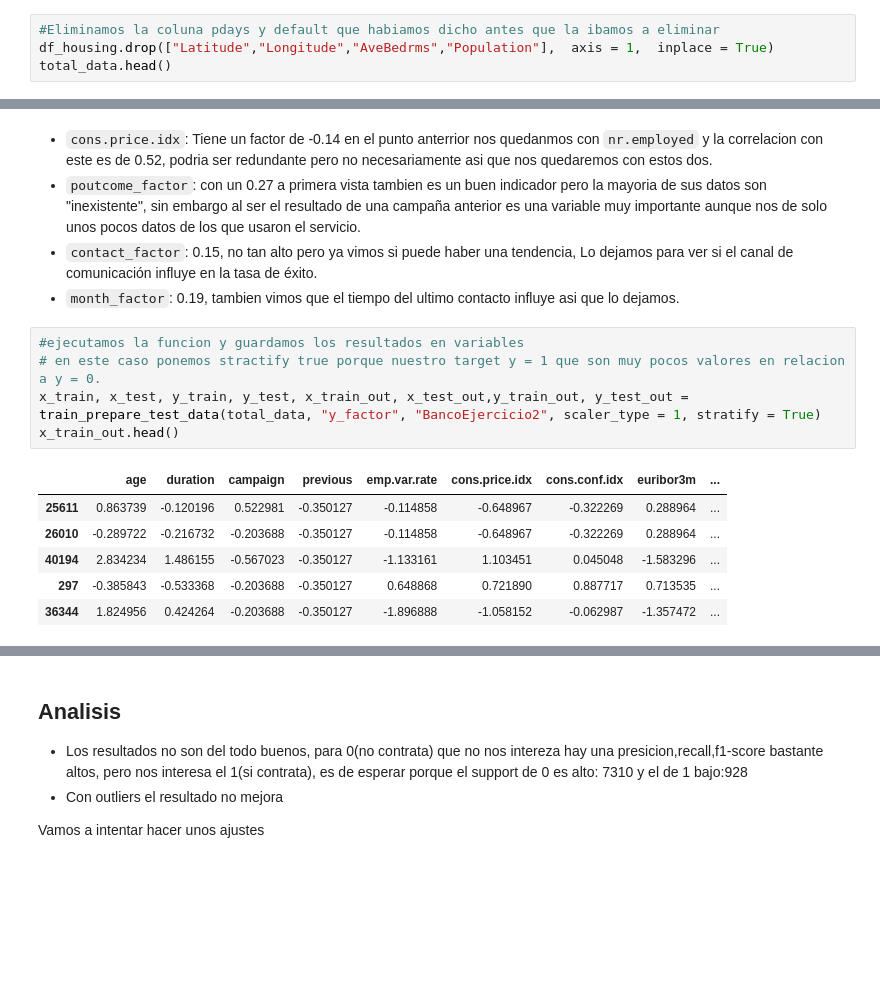
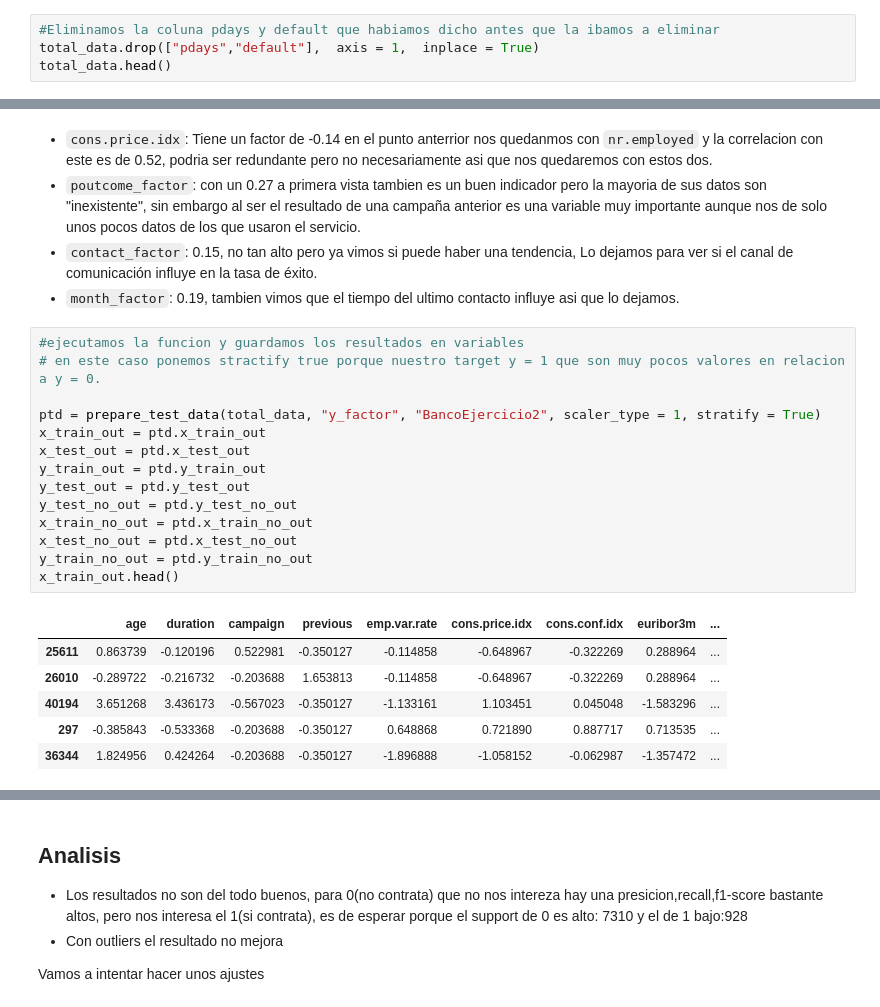
Before and after one commit to 4GeeksAcademy/andrupax94-intro-ml, a Jupyter notebook: src/01-logistic-regression-bank-marketing-campaign-data.ipynb, the cells around one changed output, grey strips where cells are left out. Drawn from its saved outputs; the diff is of its cells as text; blank space fills up the shorter version.

```diff
--- a/src/01-logistic-regression-bank-marketing-campaign-data.ipynb
+++ b/src/01-logistic-regression-bank-marketing-campaign-data.ipynb
@@ -294,7 +294,7 @@ plt.show()
 | **nr.employed** | Número de empleados (trimestral) | Otro punto extraño, cuando hubo mas empleabilidad hubieron menos adquisicion de servicios, puede indicar que el banco tiene mejor exito en las crisis, suele pasar con algunas empresas que aprovenchan las crisi como oportunidades |
 # %%
 #Eliminamos la coluna pdays y default que habiamos dicho antes que la ibamos a eliminar
-df_housing.drop(["Latitude","Longitude","AveBedrms","Population"],  axis = 1,  inplace = True)
+total_data.drop(["pdays","default"],  axis = 1,  inplace = True)
 total_data.head()
 # %% [output]
 |  | age | duration | campaign | previous | emp.var.rate | cons.price.idx | cons.conf.idx | euribor3m | ... |
@@ -325,13 +325,22 @@ Es un grafico bastante extenso pero nos vamos a enfocar en las correlaciones de
 # %%
 #ejecutamos la funcion y guardamos los resultados en variables
 # en este caso ponemos stractify true porque nuestro target y = 1 que son muy pocos valores en relacion a y = 0.
-x_train, x_test, y_train, y_test, x_train_out, x_test_out,y_train_out, y_test_out = train_prepare_test_data(total_data, "y_factor", "BancoEjercicio2", scaler_type = 1, stratify = True)
+
+ptd = prepare_test_data(total_data, "y_factor", "BancoEjercicio2", scaler_type = 1, stratify = True)
+x_train_out = ptd.x_train_out
+x_test_out = ptd.x_test_out
+y_train_out = ptd.y_train_out
+y_test_out = ptd.y_test_out
+y_test_no_out = ptd.y_test_no_out
+x_train_no_out = ptd.x_train_no_out
+x_test_no_out = ptd.x_test_no_out
+y_train_no_out = ptd.y_train_no_out
 x_train_out.head()
 # %% [output]
 |  | age | duration | campaign | previous | emp.var.rate | cons.price.idx | cons.conf.idx | euribor3m | ... |
 | 25611 | 0.863739 | -0.120196 | 0.522981 | -0.350127 | -0.114858 | -0.648967 | -0.322269 | 0.288964 | ... |
-| 26010 | -0.289722 | -0.216732 | -0.203688 | -0.350127 | -0.114858 | -0.648967 | -0.322269 | 0.288964 | ... |
-| 40194 | 2.834234 | 1.486155 | -0.567023 | -0.350127 | -1.133161 | 1.103451 | 0.045048 | -1.583296 | ... |
+| 26010 | -0.289722 | -0.216732 | -0.203688 | 1.653813 | -0.114858 | -0.648967 | -0.322269 | 0.288964 | ... |
+| 40194 | 3.651268 | 3.436173 | -0.567023 | -0.350127 | -1.133161 | 1.103451 | 0.045048 | -1.583296 | ... |
 | 297 | -0.385843 | -0.533368 | -0.203688 | -0.350127 | 0.648868 | 0.721890 | 0.887717 | 0.713535 | ... |
 | 36344 | 1.824956 | 0.424264 | -0.203688 | -0.350127 | -1.896888 | -1.058152 | -0.062987 | -1.357472 | ... |
 # %%
```
Also changed, not shown: parts of 6 cells of this notebook, 1 other file.
